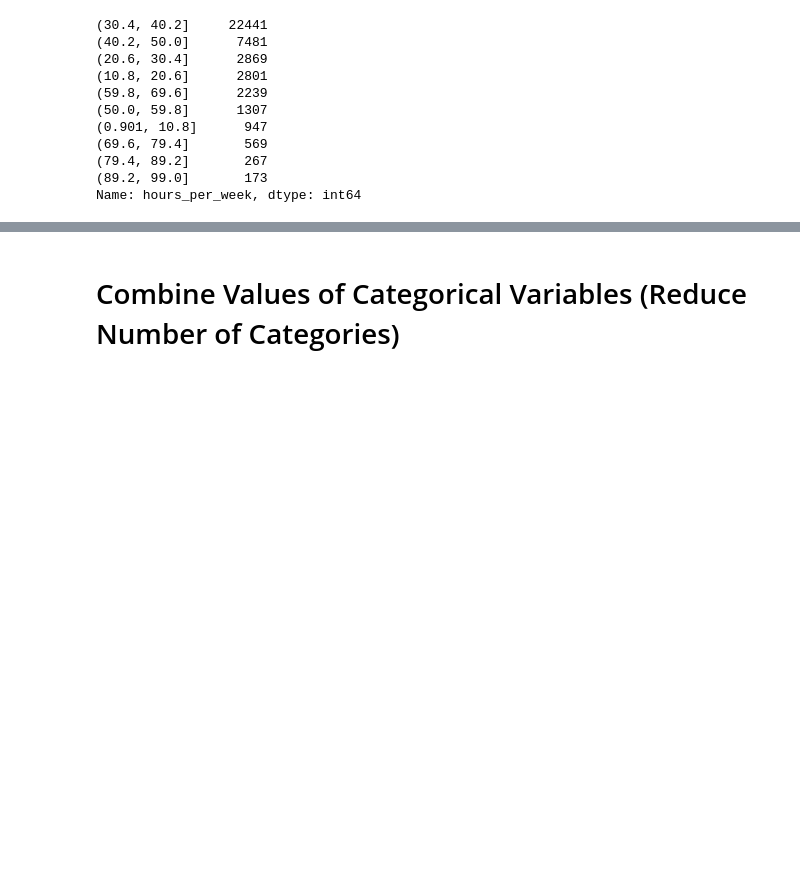
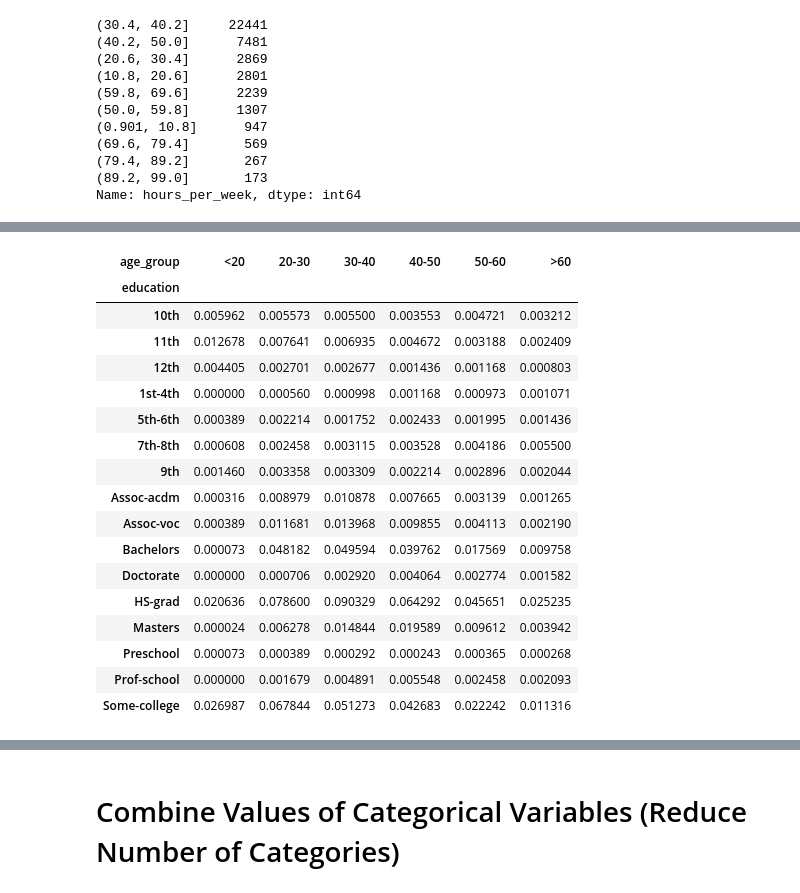
Before and after one commit to SumuduTennakoon/MachineLearningFoundations, a Jupyter notebook: LectureNotebooks/6_ExploratoryDataAnalysis.ipynb, the cells around one changed output, grey strips where cells are left out. Cells and saved outputs as stored; diff of their text form; code cells hidden in the pictures; blank space fills up the shorter version.

```diff
--- a/LectureNotebooks/6_ExploratoryDataAnalysis.ipynb
+++ b/LectureNotebooks/6_ExploratoryDataAnalysis.ipynb
@@ -834,0 +915,21 @@ Name: hours_per_week, dtype: int64
+# %%
+pd.crosstab(data['education'], data['age_group'], normalize=True).style.background_gradient(cmap='RdYlGn')#.set_precision(5)
+# %% [output]
+| age_group | <20 | 20-30 | 30-40 | 40-50 | 50-60 | >60 |
+| education |  |  |  |  |  |  |
+| 10th | 0.005962 | 0.005573 | 0.005500 | 0.003553 | 0.004721 | 0.003212 |
+| 11th | 0.012678 | 0.007641 | 0.006935 | 0.004672 | 0.003188 | 0.002409 |
+| 12th | 0.004405 | 0.002701 | 0.002677 | 0.001436 | 0.001168 | 0.000803 |
+| 1st-4th | 0.000000 | 0.000560 | 0.000998 | 0.001168 | 0.000973 | 0.001071 |
+| 5th-6th | 0.000389 | 0.002214 | 0.001752 | 0.002433 | 0.001995 | 0.001436 |
+| 7th-8th | 0.000608 | 0.002458 | 0.003115 | 0.003528 | 0.004186 | 0.005500 |
+| 9th | 0.001460 | 0.003358 | 0.003309 | 0.002214 | 0.002896 | 0.002044 |
+| Assoc-acdm | 0.000316 | 0.008979 | 0.010878 | 0.007665 | 0.003139 | 0.001265 |
+| Assoc-voc | 0.000389 | 0.011681 | 0.013968 | 0.009855 | 0.004113 | 0.002190 |
+| Bachelors | 0.000073 | 0.048182 | 0.049594 | 0.039762 | 0.017569 | 0.009758 |
+| Doctorate | 0.000000 | 0.000706 | 0.002920 | 0.004064 | 0.002774 | 0.001582 |
+| HS-grad | 0.020636 | 0.078600 | 0.090329 | 0.064292 | 0.045651 | 0.025235 |
+| Masters | 0.000024 | 0.006278 | 0.014844 | 0.019589 | 0.009612 | 0.003942 |
+| Preschool | 0.000073 | 0.000389 | 0.000292 | 0.000243 | 0.000365 | 0.000268 |
+| Prof-school | 0.000000 | 0.001679 | 0.004891 | 0.005548 | 0.002458 | 0.002093 |
+| Some-college | 0.026987 | 0.067844 | 0.051273 | 0.042683 | 0.022242 | 0.011316 |
```
Also changed, not shown: parts of 37 cells of this notebook.
